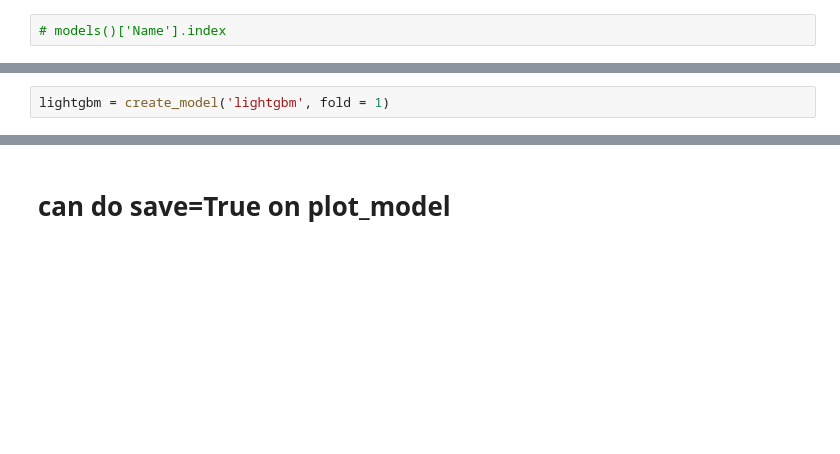
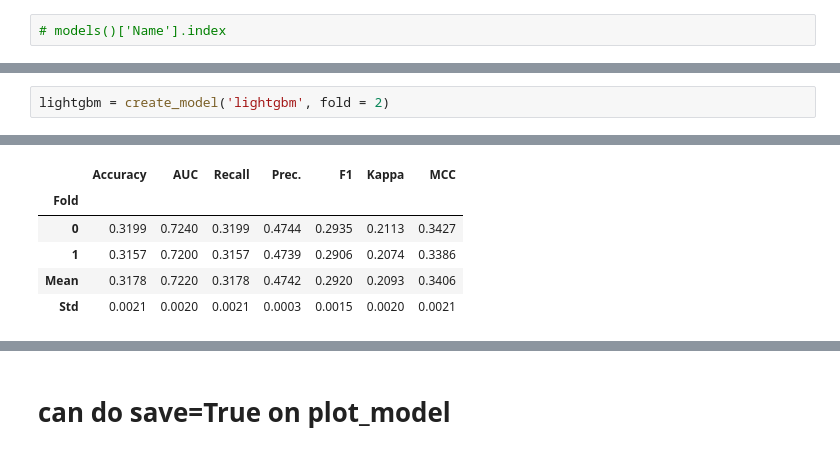
Before and after one commit to Antho-SJ/ml-in-the-clouds, a Jupyter notebook: julien_notebook.ipynb, the cells around one changed output, grey strips where cells are left out. Drawn from its saved outputs; the diff is of its cells as text; blank space fills up the shorter version.

```diff
--- a/julien_notebook.ipynb
+++ b/julien_notebook.ipynb
@@ -387,2 +364,3 @@ LogisticRegression(C=1.0, class_weight=None, dual=False, fit_intercept=True,
 # %%
-lightgbm = create_model('lightgbm', fold = 1)
+lightgbm = create_model('lightgbm', fold = 2)
+# %% [output]
@@ -388,0 +368,6 @@ lightgbm = create_model('lightgbm', fold = 1)
+|  | Accuracy | AUC | Recall | Prec. | F1 | Kappa | MCC |
+| Fold |  |  |  |  |  |  |  |
+| 0 | 0.3199 | 0.7240 | 0.3199 | 0.4744 | 0.2935 | 0.2113 | 0.3427 |
+| 1 | 0.3157 | 0.7200 | 0.3157 | 0.4739 | 0.2906 | 0.2074 | 0.3386 |
+| Mean | 0.3178 | 0.7220 | 0.3178 | 0.4742 | 0.2920 | 0.2093 | 0.3406 |
+| Std | 0.0021 | 0.0020 | 0.0021 | 0.0003 | 0.0015 | 0.0020 | 0.0021 |
```
Also changed, not shown: parts of 50 cells of this notebook, 13 other files.
